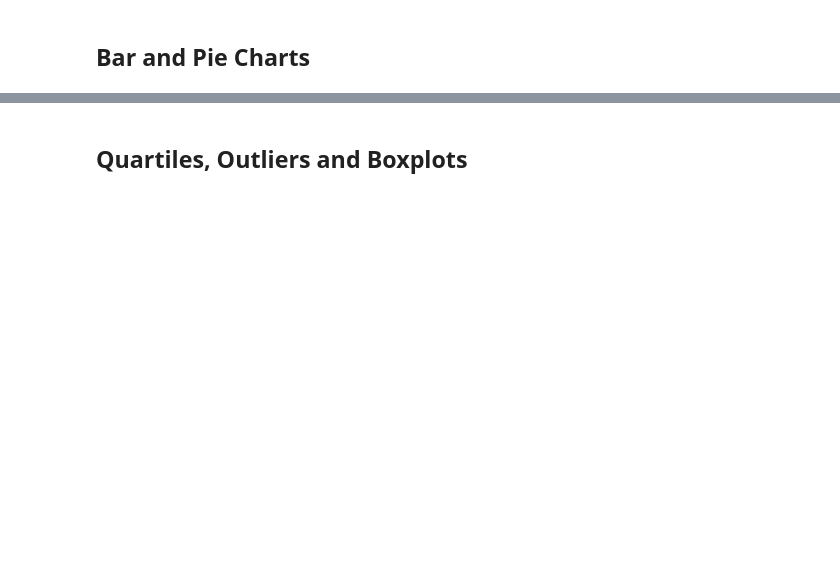
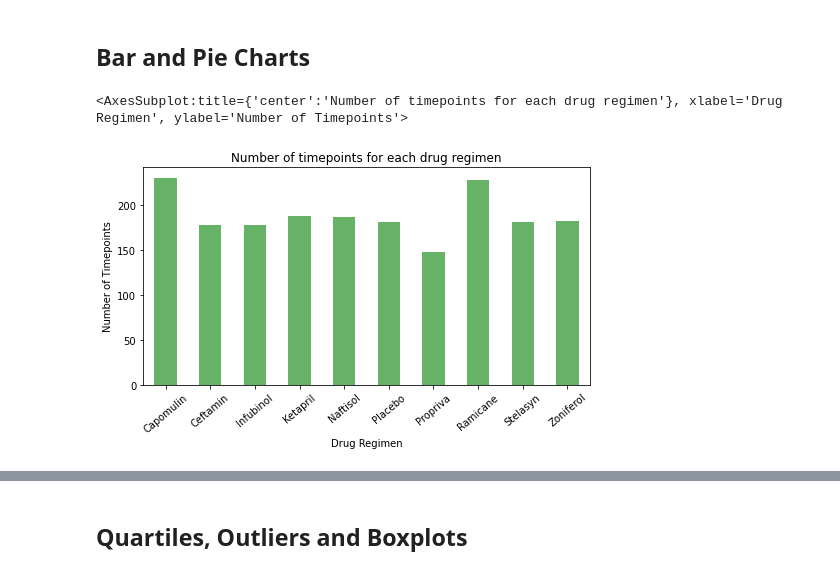
Before and after one commit to dianaagustinaf/matplotlib-challenge, a Jupyter notebook: pymaceuticals_analysis.ipynb, the cells around one changed output, grey strips where cells are left out. Saved outputs shown, nothing was run; the diff lists cells and outputs as text; code cells hidden in the pictures; blank space fills up the shorter version.

```diff
--- a/pymaceuticals_analysis.ipynb
+++ b/pymaceuticals_analysis.ipynb
@@ -144,8 +160,12 @@ AttributeError: 'NoneType' object has no attribute 'head'
 # %% [markdown]
 ## Summary Statistics
 # %%
-# Generate a summary statistics table of mean, median, variance, standard deviation, and SEM of the tumor volume for each regimen
+# Generate a summary statistics table of mean, median, variance, standard deviation,
+# and SEM of the tumor volume for each regimen
 
 # Use groupby and summary statistical methods to calculate the following properties of each drug regimen:
 # mean, median, variance, standard deviation, and SEM of the tumor volume.
 # Assemble the resulting series into a single summary dataframe.
+
+data_by_regime = data_cleaned.groupby(["Drug Regimen"])
+tumor_by_regime = data_by_regime["Tumor Volume (mm3)"]
@@ -156,5 +220,17 @@ AttributeError: 'NoneType' object has no attribute 'head'
 # %% [markdown]
 ## Bar and Pie Charts
 # %%
-# Generate a bar plot showing the total number of timepoints for all mice tested for each drug regimen using Pandas.
+# Generate a bar plot showing the total number of timepoints for all mice tested
+# for each drug regimen using Pandas.
+regime_time_count = data_by_regime["Timepoint"].count()
+# %%
+regime_time_count.plot(kind="bar",
+                       figsize=(8,4),
+                       rot=40,
+                       title="Number of timepoints for each drug regimen",
+                       ylabel="Number of Timepoints",
+                       color="green", alpha=0.6)
+# %% [output]
+<AxesSubplot:title={'center':'Number of timepoints for each drug regimen'}, xlabel='Drug Regimen', ylabel='Number of Timepoints'>
+[figure, added]
 # %%
```
Also changed, not shown: parts of 24 cells of this notebook.
